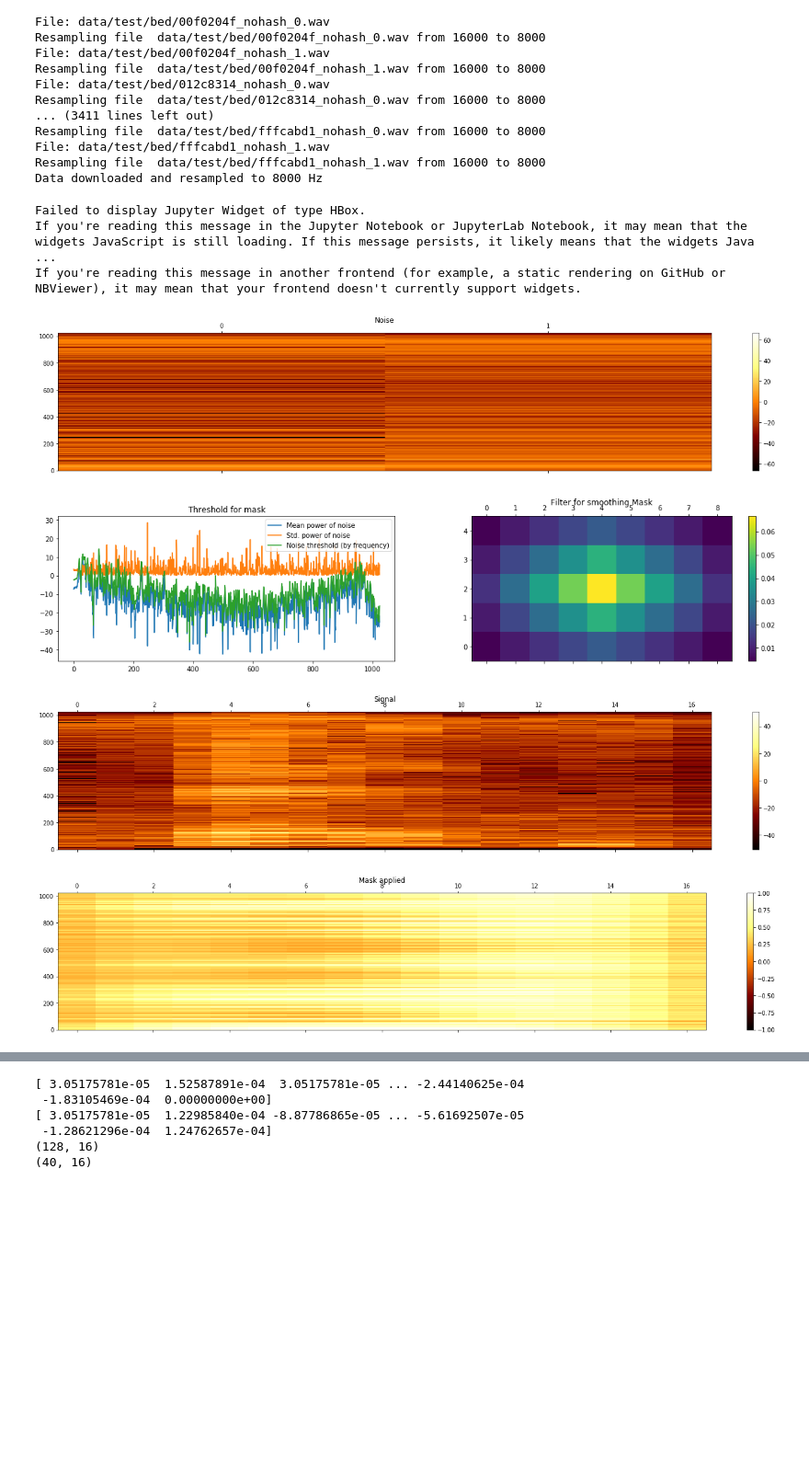
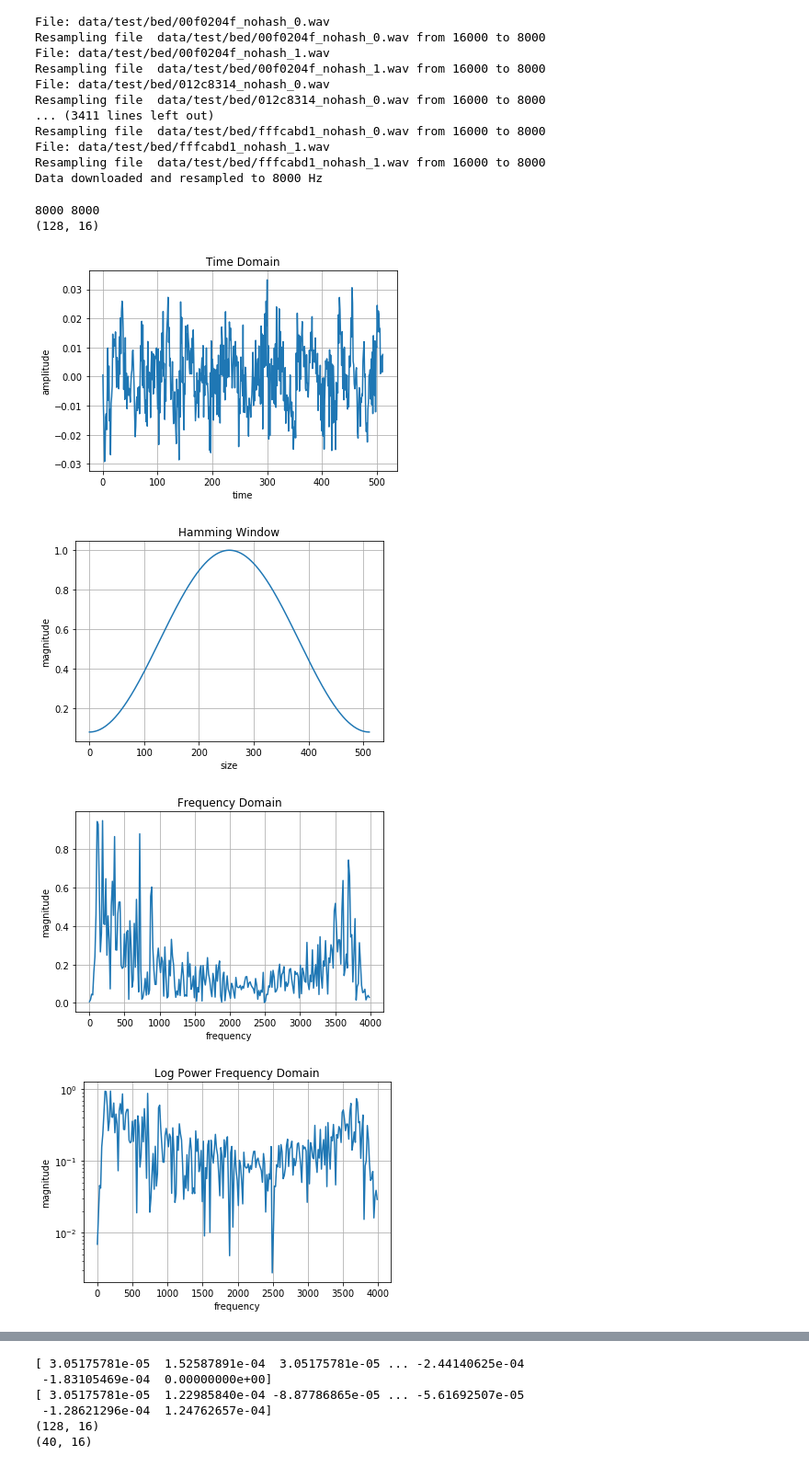
Before and after one commit to MerlinPCarson/SpeechRec, a Jupyter notebook: SpeechRecog.ipynb, the cells around one changed output, grey strips where cells are left out. Shown: that part at 92% size. Cells and saved outputs as stored; diff of their text form; code cells hidden in the pictures; blank space fills up the shorter version.

Commit message:
visualizing data

```diff
--- a/SpeechRecog.ipynb
+++ b/SpeechRecog.ipynb
@@ -118,43 +118,81 @@ pre_emphasis = 0.97
 emphasized_samples = signal.lfilter(  [1],[1, pre_emphasis], samples )
 
 
 
-noise = emphasized_samples[:1000] + emphasized_samples[-1000:]
-samples_nr = nr.reduce_noise(audio_clip=emphasized_samples, noise_clip=noise, verbose=True)
+#noise = emphasized_samples[:1000] + emphasized_samples[-1000:]
+#samples_nr = nr.reduce_noise(audio_clip=emphasized_samples, noise_clip=noise, verbose=True)
 
 plt.figure()
-plt.plot(emphasized_samples)
+plt.title('Time Domain')
+plt.plot(emphasized_samples[:512])
 plt.xlabel('time')
 plt.ylabel('amplitude')
 plt.grid(True)
 
 plt.figure()
-plt.plot(samples_nr)
-plt.xlabel('time')
-plt.ylabel('amplitude')
+plt.title('Hamming Window')
+plt.plot(np.hamming(512))
+plt.xlabel('size')
+plt.ylabel('magnitude')
 plt.grid(True)
+
+# Convert to FFTs and power spectrum
+NFFT = 512
+mag_frames = np.absolute(np.fft.rfft(emphasized_samples[:512], NFFT))  # Magnitude of the FFT
+pow_frames = ((1.0 / NFFT) * ((mag_frames) ** 2))  # Power Spectrum
+#print(pow_frames.shape)
+freqs = np.arange(0, NFFT//2+1, dtype='float64') * ((SAMPLERATE/2)/(NFFT//2+1))
+
+# show FFT mag
+plt.figure()
+plt.title('Frequency Domain')
+plt.plot(freqs, mag_frames)
+plt.xlabel('frequency')
+plt.ylabel('magnitude')
+#plt.yscale('log')
+plt.grid(True)
+# show FFT mag
+plt.figure()
+plt.title('Log Power Frequency Domain')
+plt.plot(freqs, mag_frames)
+plt.xlabel('frequency')
+plt.ylabel('magnitude')
+plt.yscale('log')
+plt.grid(True)
+# show FFT mag
+plt.figure()
+plt.title('Log Power Frequency Domain')
+plt.plot(freqs, pow_frames)
+plt.xlabel('frequency')
+plt.ylabel('magnitude')
+#plt.yscale('log')
+plt.grid(True)
+#plt.figure()
+#plt.plot(samples_nr)
+#plt.xlabel('time')
+#plt.ylabel('amplitude')
+#plt.grid(True)
 
 # get MFCCs
 print(len(samples), sample_rate)
 S = melspectrogram(y=samples, sr=sample_rate)
 mfccs = mfcc(y=samples, sr= sample_rate, n_mfcc=128)
 print(mfccs.shape)
 plt.figure(figsize=(10, 4))
 specshow(mfccs, x_axis='time', sr=sample_rate)
 plt.colorbar()
 plt.title('MFCC')
 plt.xlabel('time')
 plt.ylabel('coeffecients')
 plt.tight_layout()
 plt.show()
 
 #Audio(samples, rate=SAMPLERATE)
 Audio(samples_nr, rate=SAMPLERATE)
 # %% [output]
-Failed to display Jupyter Widget of type HBox.
-If you're reading this message in the Jupyter Notebook or JupyterLab Notebook, it may mean that the widgets JavaScript is still loading. If this message persists, it likely means that the widgets Java ...
-If you're reading this message in another frontend (for example, a static rendering on GitHub or NBViewer), it may mean that your frontend doesn't currently support widgets.
+8000 8000
+(128, 16)
-[figure, old version]
+[figure, new version]
-[figure, old version]
+[figure, new version]
-[figure, old version]
+[figure, new version]
-[figure, old version]
+[figure, new version]
```
Also changed, not shown: parts of 3 cells of this notebook.
